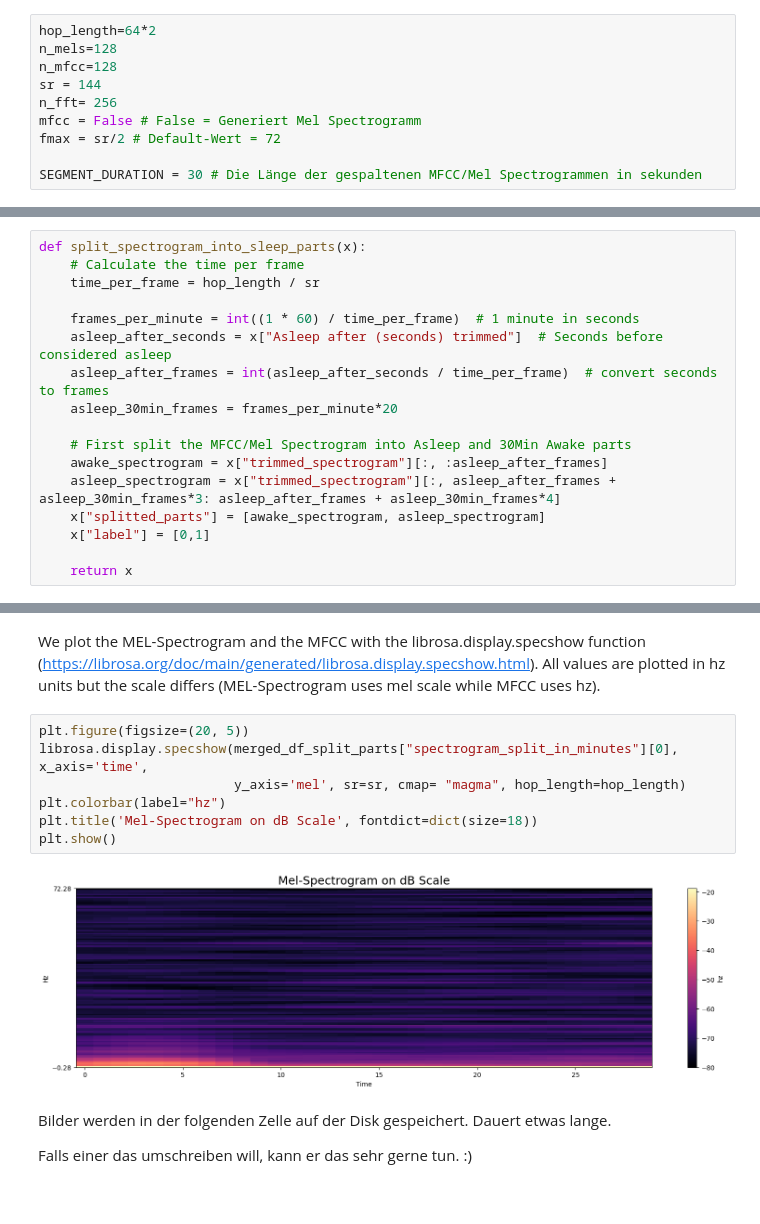
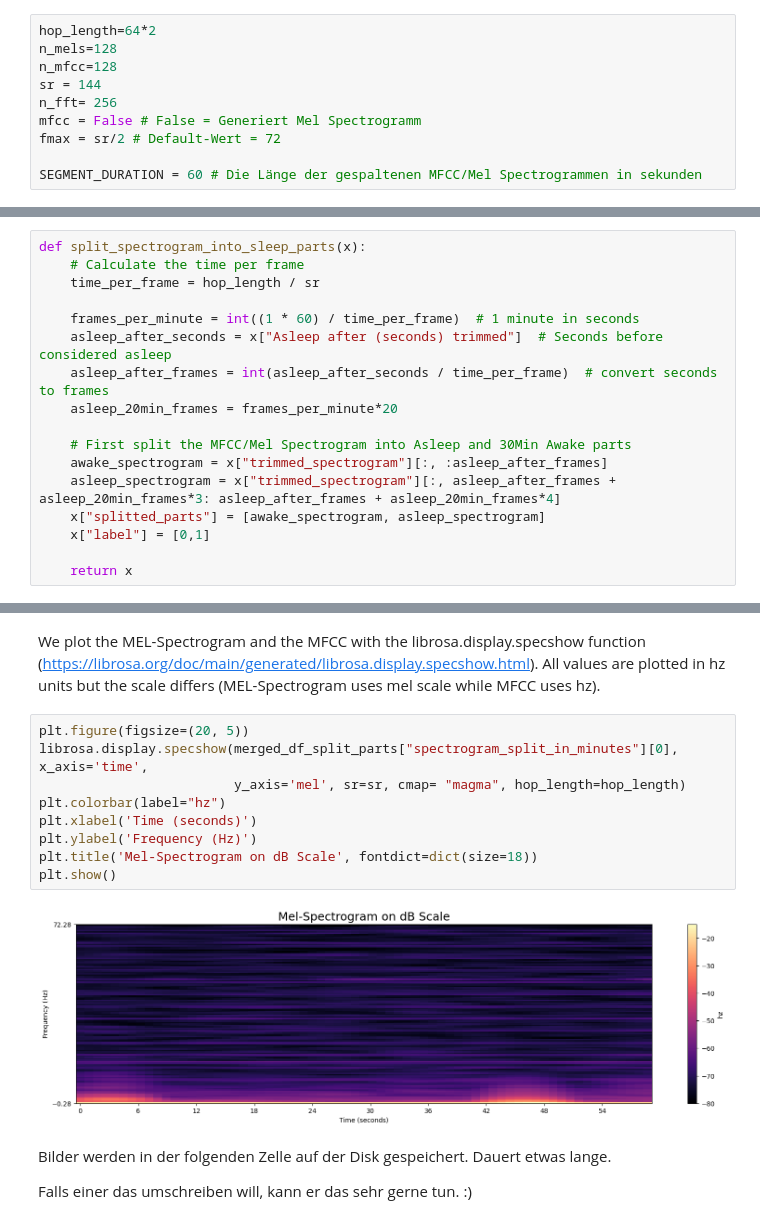
Before and after one commit to Behrad-R/COIN_Seminar, a Jupyter notebook: coin-seminar-paper-binary-class-improved.ipynb, the cells around one changed output, grey strips where cells are left out. Cells and saved outputs as stored; diff of their text form.

```diff
--- a/coin-seminar-paper-binary-class-improved.ipynb
+++ b/coin-seminar-paper-binary-class-improved.ipynb
@@ -146,7 +146,7 @@ n_fft= 256
 mfcc = False # False = Generiert Mel Spectrogramm
 fmax = sr/2 # Default-Wert = 72
 
-SEGMENT_DURATION = 30 # Die Länge der gespaltenen MFCC/Mel Spectrogrammen in sekunden
+SEGMENT_DURATION = 60 # Die Länge der gespaltenen MFCC/Mel Spectrogrammen in sekunden
 # %% [markdown]
 We will load the labels separately as a Dataframe from the sleep circle data export. It is important to note that the datetime columns "Went to bed" and "Woke up" need to be converted to the datetime with the '%Y-%m-%d %H' format.
 # %%
@@ -392,11 +378,11 @@ def split_spectrogram_into_sleep_parts(x):
     frames_per_minute = int((1 * 60) / time_per_frame)  # 1 minute in seconds
     asleep_after_seconds = x["Asleep after (seconds) trimmed"]  # Seconds before considered asleep
     asleep_after_frames = int(asleep_after_seconds / time_per_frame)  # convert seconds to frames
-    asleep_30min_frames = frames_per_minute*20
+    asleep_20min_frames = frames_per_minute*20
 
     # First split the MFCC/Mel Spectrogram into Asleep and 30Min Awake parts
     awake_spectrogram = x["trimmed_spectrogram"][:, :asleep_after_frames]
-    asleep_spectrogram = x["trimmed_spectrogram"][:, asleep_after_frames + asleep_30min_frames*3: asleep_after_frames + asleep_30min_frames*4]
+    asleep_spectrogram = x["trimmed_spectrogram"][:, asleep_after_frames + asleep_20min_frames*3: asleep_after_frames + asleep_20min_frames*4]
     x["splitted_parts"] = [awake_spectrogram, asleep_spectrogram]
     x["label"] = [0,1]
 
@@ -483,12 +453,14 @@ We plot the MEL-Spectrogram and the MFCC with the librosa.display.specshow funct
 # %%
 plt.figure(figsize=(20, 5))
 librosa.display.specshow(merged_df_split_parts["spectrogram_split_in_minutes"][0], x_axis='time',
                          y_axis='mel', sr=sr, cmap= "magma", hop_length=hop_length)
 plt.colorbar(label="hz")
+plt.xlabel('Time (seconds)')
+plt.ylabel('Frequency (Hz)')
 plt.title('Mel-Spectrogram on dB Scale', fontdict=dict(size=18))
 plt.show()
 # %% [output]
-[figure, old version]
+[figure, new version]
 # %% [markdown]
 Bilder werden in der folgenden Zelle auf der Disk gespeichert. Dauert etwas lange.
 
```
Also changed, not shown: parts of 30 cells of this notebook.
